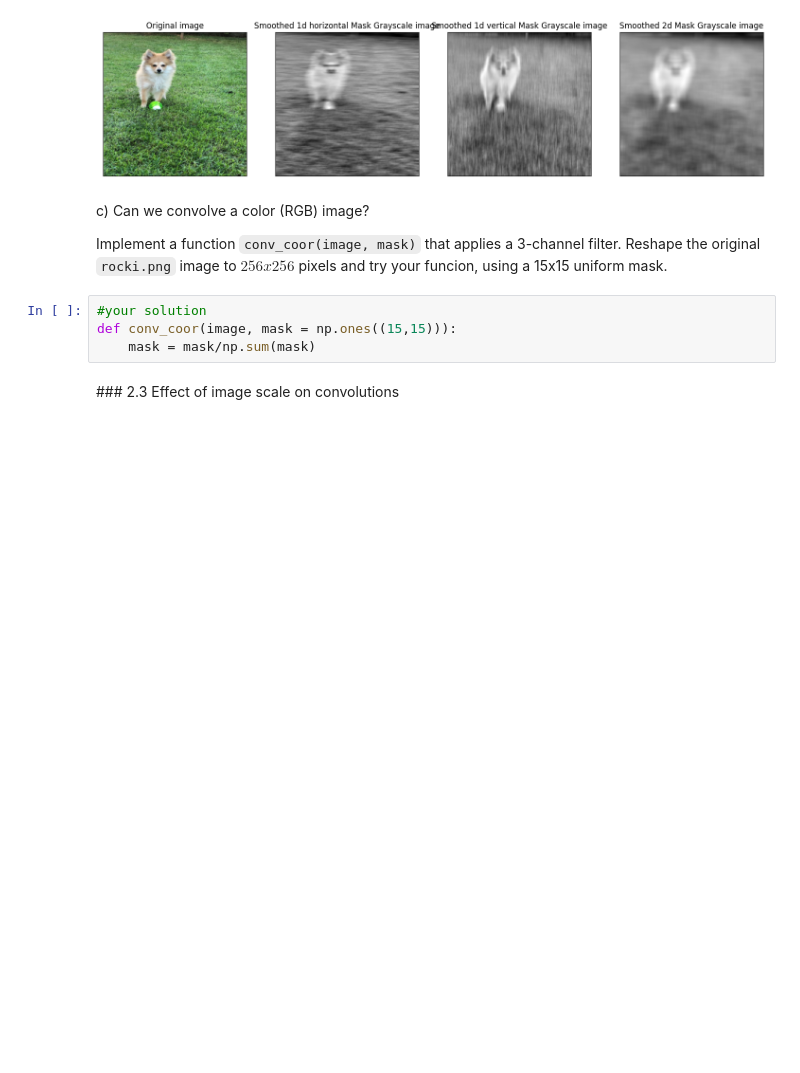
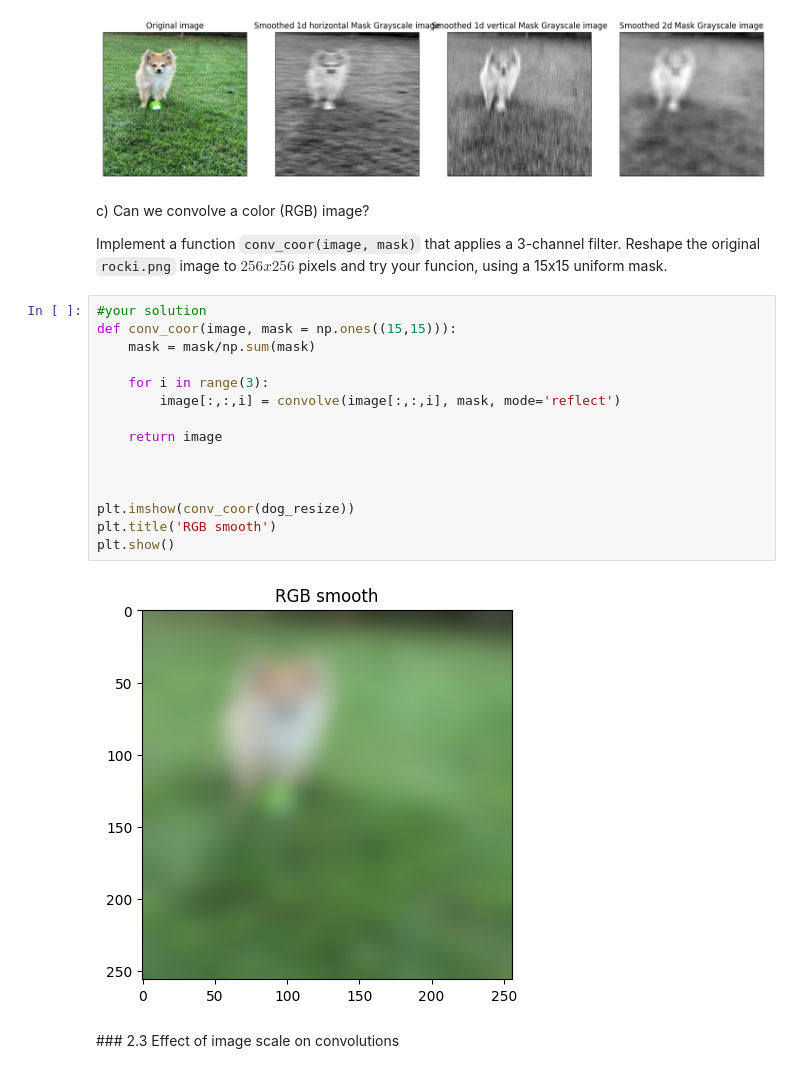
Before and after one commit to Zhipeng139/Computer-Vison_UB_P2, a Jupyter notebook: p2_2022-23.ipynb, the cells around one changed output. Saved outputs shown, nothing was run; the diff lists cells and outputs as text; blank space fills up the shorter version.

```diff
--- a/p2_2022-23.ipynb
+++ b/p2_2022-23.ipynb
@@ -215,7 +215,20 @@ Implement a function `conv_coor(image, mask)` that applies a 3-channel filter.
 # %%
 #your solution
 def conv_coor(image, mask = np.ones((15,15))):
     mask = mask/np.sum(mask)
+
+    for i in range(3):
+        image[:,:,i] = convolve(image[:,:,i], mask, mode='reflect')
+
+    return image
+
+
+
+plt.imshow(conv_coor(dog_resize))
+plt.title('RGB smooth')
+plt.show()
+# %% [output]
+[figure, added]
 # %% [markdown]
 ### 2.3 Effect of image scale on convolutions
 # %% [markdown]
```
Also changed, not shown: parts of 2 cells of this notebook.
